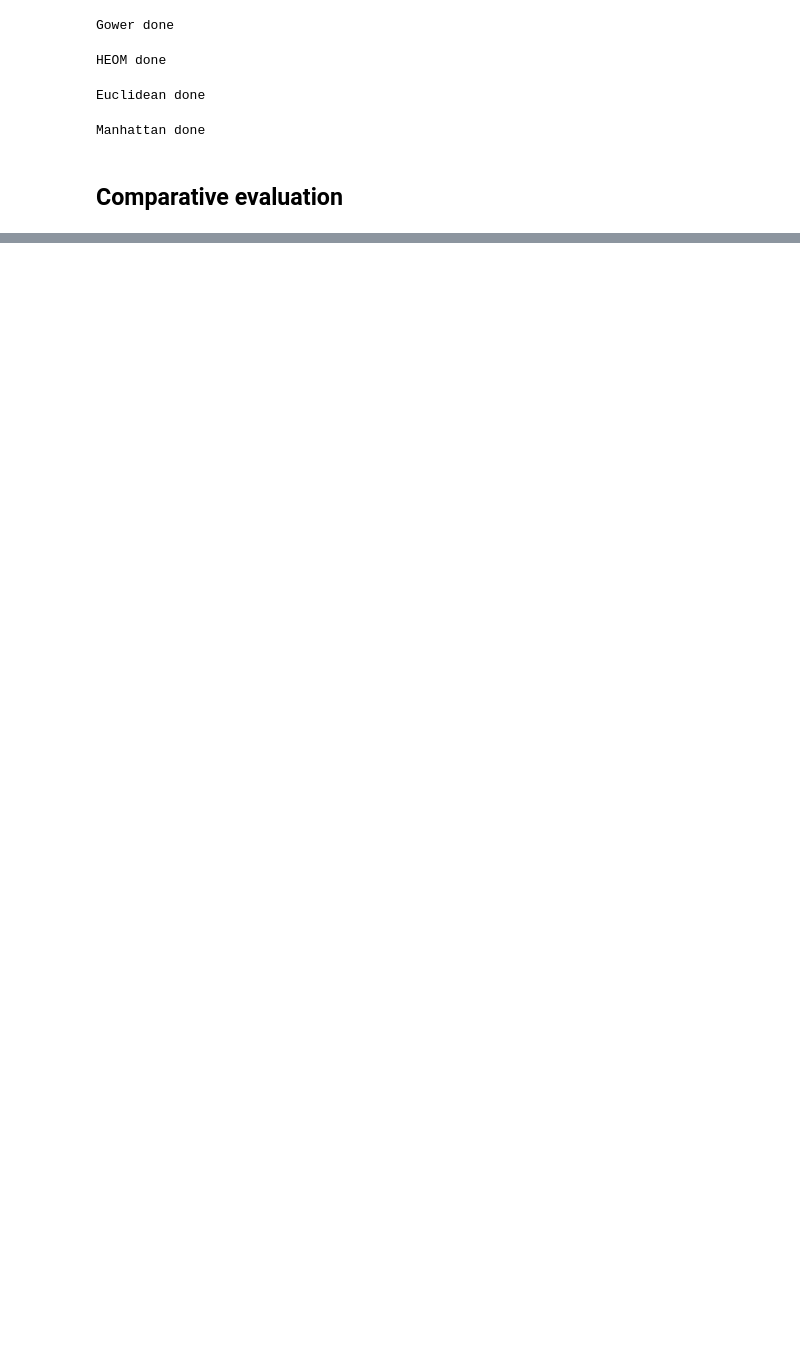
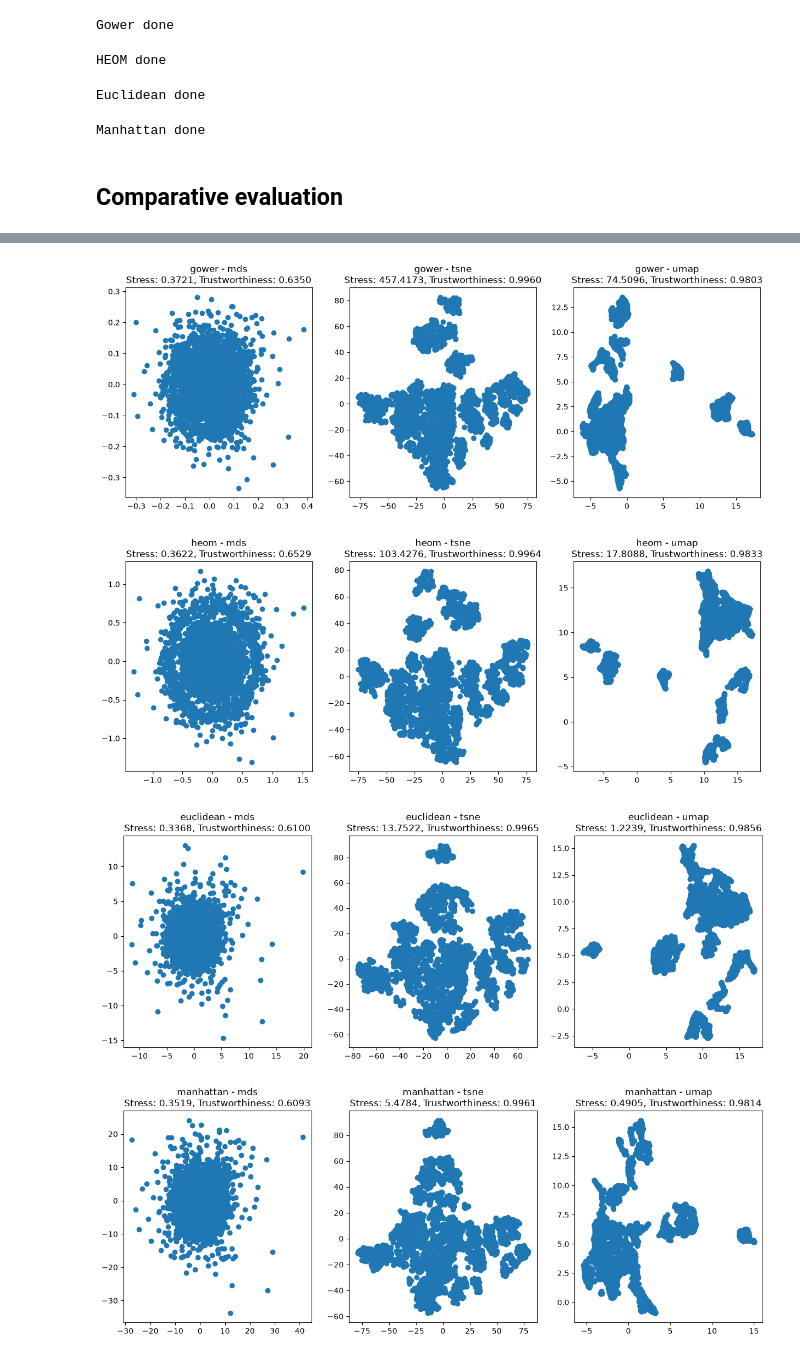
Before and after one commit to Petterluring/4dt912-project, a Jupyter notebook: research/notebooks/task_3/projection_visualization_and_comparative_evaluation.ipynb, the cells around one changed output, grey strips where cells are left out. Saved outputs shown, nothing was run; the diff lists cells and outputs as text; code cells hidden in the pictures; blank space fills up the shorter version.

```diff
--- a/research/notebooks/task_3/projection_visualization_and_comparative_evaluation.ipynb
+++ b/research/notebooks/task_3/projection_visualization_and_comparative_evaluation.ipynb
@@ -339,0 +426,38 @@ for metric, projections in results.items():
+# %%
+# TSNE
+tsne_gower_latent = tsne_precomp.fit_transform(gow_mat)
+tsne_heom_latent = tsne_precomp.fit_transform(heom_mat)
+tsne_euclidean_latent = tsne_precomp.fit_transform(euc_mat)
+tsne_manhattan_latent = tsne_precomp.fit_transform(man_mat)
+
+results["gower"]["tsne"] = tsne_gower_latent
+results["heom"]["tsne"] = tsne_heom_latent
+results["euclidean"]["tsne"] = tsne_euclidean_latent
+results["manhattan"]["tsne"] = tsne_manhattan_latent
+# %%
+# UMAP
+umap_gower_latent = umap_precomp.fit_transform(gow_mat)
+umap_heom_latent = umap_precomp.fit_transform(heom_mat)
+umap_euclidean_latent = umap_precomp.fit_transform(euc_mat)
+umap_manhattan_latent = umap_precomp.fit_transform(man_mat)
+
+results["gower"]["umap"] = umap_gower_latent
+results["heom"]["umap"] = umap_heom_latent
+results["euclidean"]["umap"] = umap_euclidean_latent
+results["manhattan"]["umap"] = umap_manhattan_latent
+# %%
+
+# Refactor the for loops below to only include UMAP
+for metric, projections in results.items():
+    fig, axes = plt.subplots(1, 3, figsize=(15, 5))
+    for i, (method, latent) in enumerate(projections.items()):
+        stress_test = calculate_stress(dist_matrics[metric], latent)
+        trustworthiness_test = trustworthiness(dist_matrics[metric], latent, metric="precomputed", n_neighbors=5)
+        axes[i].scatter(latent[:, 0], latent[:, 1])
+        axes[i].set_title(f"{metric} - {method}\nStress: {stress_test:.4f}, Trustworthiness: {trustworthiness_test:.4f}")
+    plt.show()
+# %% [output]
+[figure, added]
+[figure, added]
+[figure, added]
+[figure, added]
```
Also changed, not shown: parts of 10 cells of this notebook, 1 other file.
